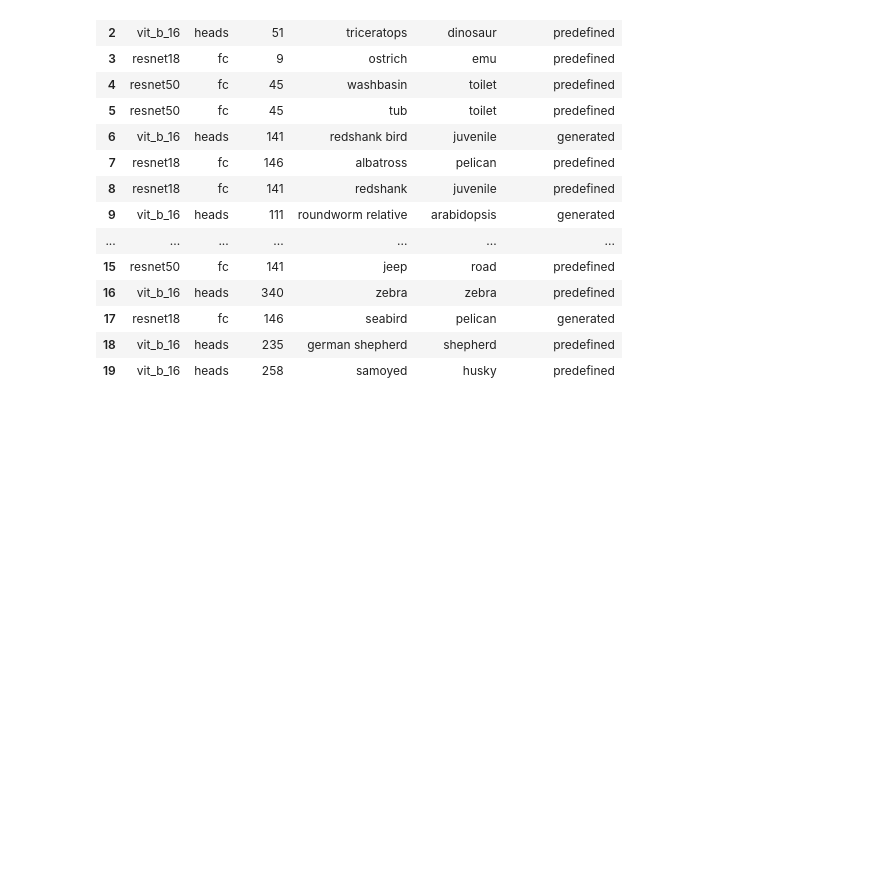
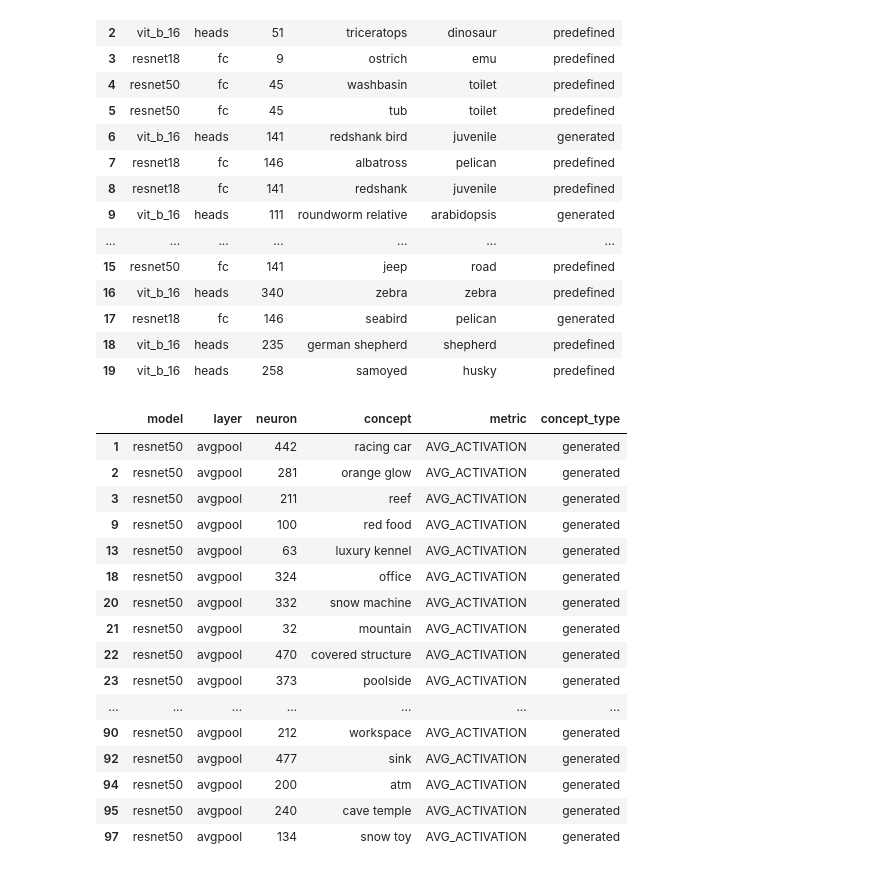
Before and after one commit to GasparSekula/NaCoSAE, a Jupyter notebook: analysis/concept_analysis.ipynb, the cells around one changed output. Cells and saved outputs as stored; diff of their text form; code cells hidden in the pictures; blank space fills up the shorter version.

```diff
--- a/analysis/concept_analysis.ipynb
+++ b/analysis/concept_analysis.ipynb
@@ -284,3 +284,23 @@ df_cd_fl.head(20)
 | 17 | resnet18 | fc | 146 | seabird | pelican | generated |
 | 18 | vit_b_16 | heads | 235 | german shepherd | shepherd | predefined |
 | 19 | vit_b_16 | heads | 258 | samoyed | husky | predefined |
+# %%
+df_rn50[df_rn50["concept_type"] == "generated"]
+# %% [output]
+|  | model | layer | neuron | concept | metric | concept_type |
+| 1 | resnet50 | avgpool | 442 | racing car | AVG_ACTIVATION | generated |
+| 2 | resnet50 | avgpool | 281 | orange glow | AVG_ACTIVATION | generated |
+| 3 | resnet50 | avgpool | 211 | reef | AVG_ACTIVATION | generated |
+| 9 | resnet50 | avgpool | 100 | red food | AVG_ACTIVATION | generated |
+| 13 | resnet50 | avgpool | 63 | luxury kennel | AVG_ACTIVATION | generated |
+| 18 | resnet50 | avgpool | 324 | office | AVG_ACTIVATION | generated |
+| 20 | resnet50 | avgpool | 332 | snow machine | AVG_ACTIVATION | generated |
+| 21 | resnet50 | avgpool | 32 | mountain | AVG_ACTIVATION | generated |
+| 22 | resnet50 | avgpool | 470 | covered structure | AVG_ACTIVATION | generated |
+| 23 | resnet50 | avgpool | 373 | poolside | AVG_ACTIVATION | generated |
+| ... | ... | ... | ... | ... | ... | ... |
+| 90 | resnet50 | avgpool | 212 | workspace | AVG_ACTIVATION | generated |
+| 92 | resnet50 | avgpool | 477 | sink | AVG_ACTIVATION | generated |
+| 94 | resnet50 | avgpool | 200 | atm | AVG_ACTIVATION | generated |
+| 95 | resnet50 | avgpool | 240 | cave temple | AVG_ACTIVATION | generated |
+| 97 | resnet50 | avgpool | 134 | snow toy | AVG_ACTIVATION | generated |
```
Also changed, not shown: parts of 2 cells of this notebook, 2 other files.
